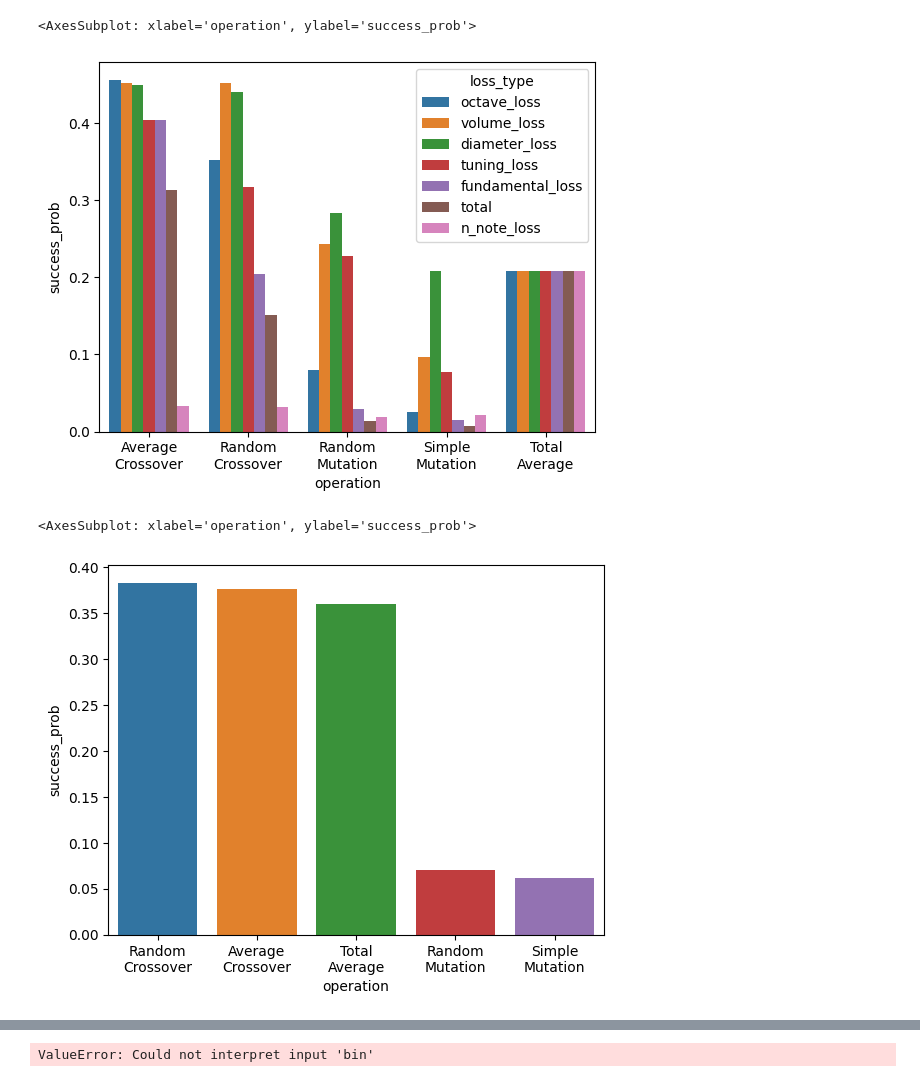
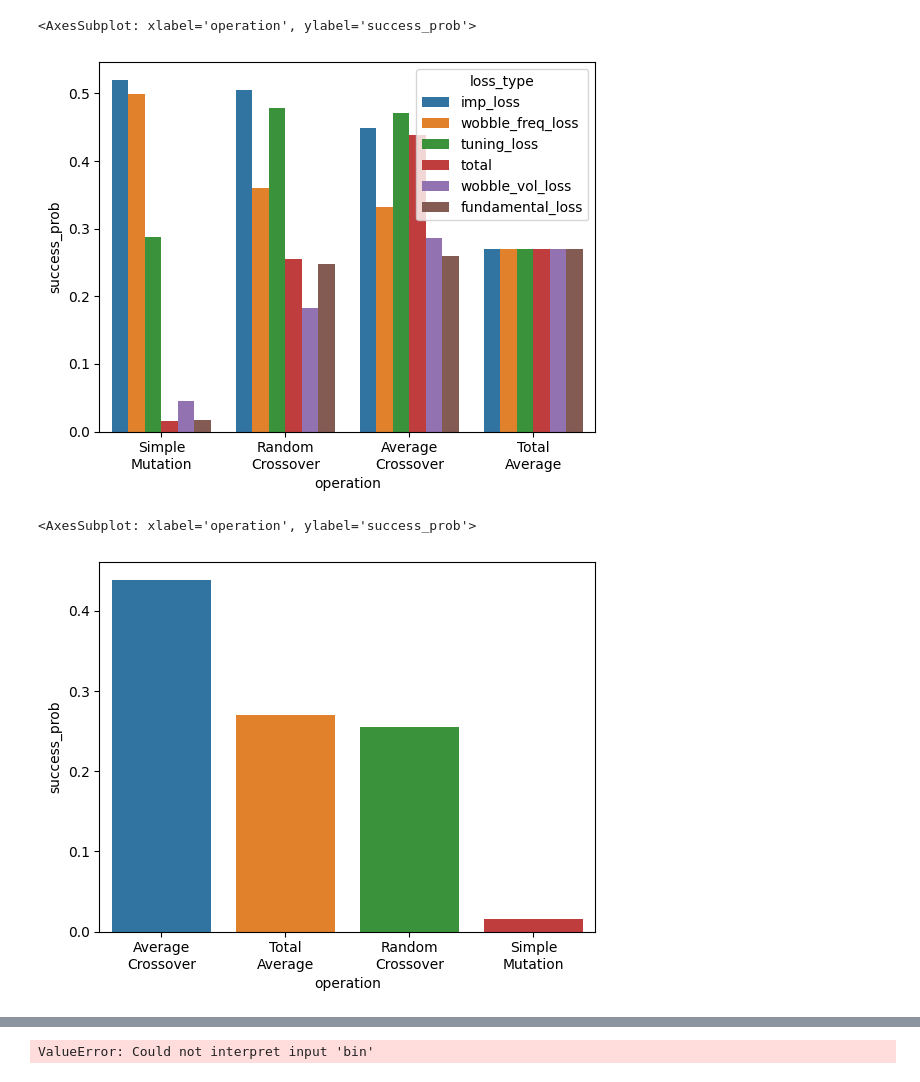
Before and after one commit to Didgitaldoo/didge-lab, a Jupyter notebook: src/experiments/arusha/analyze_evolution.ipynb, the cells around one changed output, grey strips where cells are left out. Drawn from its saved outputs; the diff is of its cells as text; code cells hidden in the pictures.

```diff
--- a/src/experiments/arusha/analyze_evolution.ipynb
+++ b/src/experiments/arusha/analyze_evolution.ipynb
@@ -66,7 +66,7 @@ def build_graph(infile):
     generation_counter = 0
     nodes = Nodes()
     num_errors = 0
-    for line in open(infile):
+    for line in gzip.open(infile):
         try:
             data = json.loads(line)
         except Exception as e:
@@ -128,40 +128,40 @@ def get_deltas(infile):
         for key in edge.parent.losses.keys():
             loss_delta = edge.parent.losses[key] - edge.child.losses[key]
             deltas.append([edge.name, key, np.max((0, loss_delta)), edge.child.losses[key], edge.child.generation])
     deltas = pd.DataFrame(deltas, columns=["operation", "loss_type", "delta", "loss_value", "generation"])
     return deltas
 
 def get_success_probs(deltas):
     success_probs = []
     for loss in deltas.loss_type.unique():
         for operation in deltas.operation.unique():
             a = len(deltas.query("operation==@operation and loss_type==@loss and delta>0"))
             b = len(deltas.query("operation==@operation and loss_type==@loss"))
             operation_str = operation
             operation_str = operation_str.replace("Mutation", "\nMutation")
             operation_str = operation_str.replace("Crossover", "\nCrossover")
             success_probs.append([operation_str, loss, a/b])
 
         a = len(deltas.query("delta>0"))
         b = len(deltas)
         success_probs.append(["Total\nAverage", loss, a/b])
 
     success_probs = pd.DataFrame(success_probs, columns=["operation", "loss_type", "success_prob"])
     success_probs = success_probs.sort_values("success_prob", ascending=False)
     return success_probs
 
-infile = '../../../saved_evolutions/2024-04-13T15-27-39_evolve_arusha/evolution_operations.jsonl'
+infile = '../../../saved_evolutions/2024-04-20T11-50-54_evolve_tamaki3/evolution_operations.jsonl.gz'
 deltas = get_deltas(infile)
 success_probs = get_success_probs(deltas)
 sns.barplot(data=success_probs, x="operation", y="success_prob", hue="loss_type")
 # %% [output]
 <AxesSubplot: xlabel='operation', ylabel='success_prob'>
-[figure, old version]
+[figure, new version]
 # %%
-sns.barplot(data=success_probs.query("loss=='total'"), x="operation", y="success_prob")
+sns.barplot(data=success_probs.query("loss_type=='total'"), x="operation", y="success_prob")
 # %% [output]
 <AxesSubplot: xlabel='operation', ylabel='success_prob'>
-[figure, old version]
+[figure, new version]
 # %%
 deltas["bin"] = np.round(deltas.generation / 100)*100
 df = []
```
Also changed, not shown: parts of 10 cells of this notebook, 6 other files.
